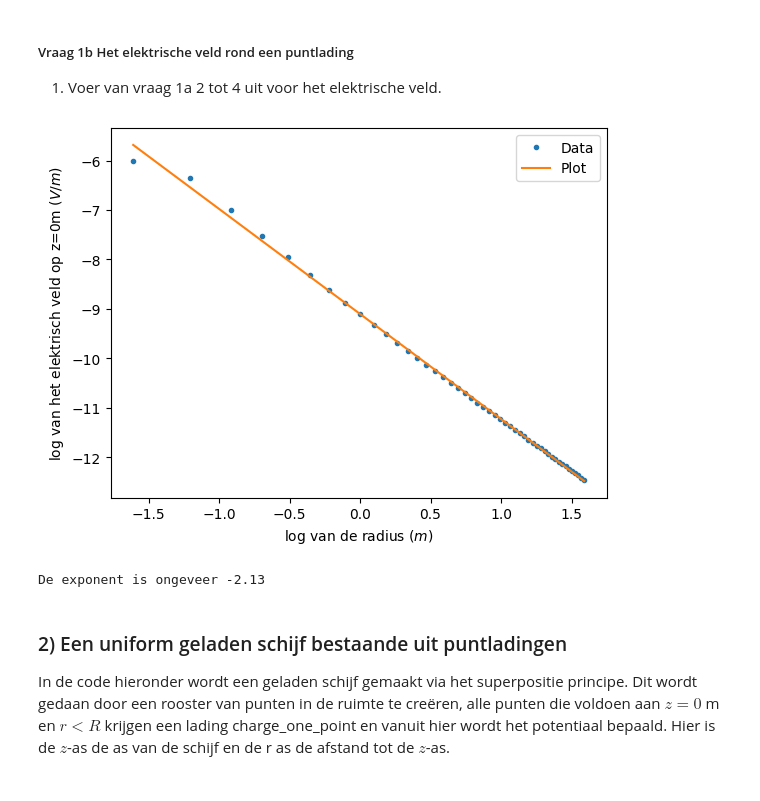
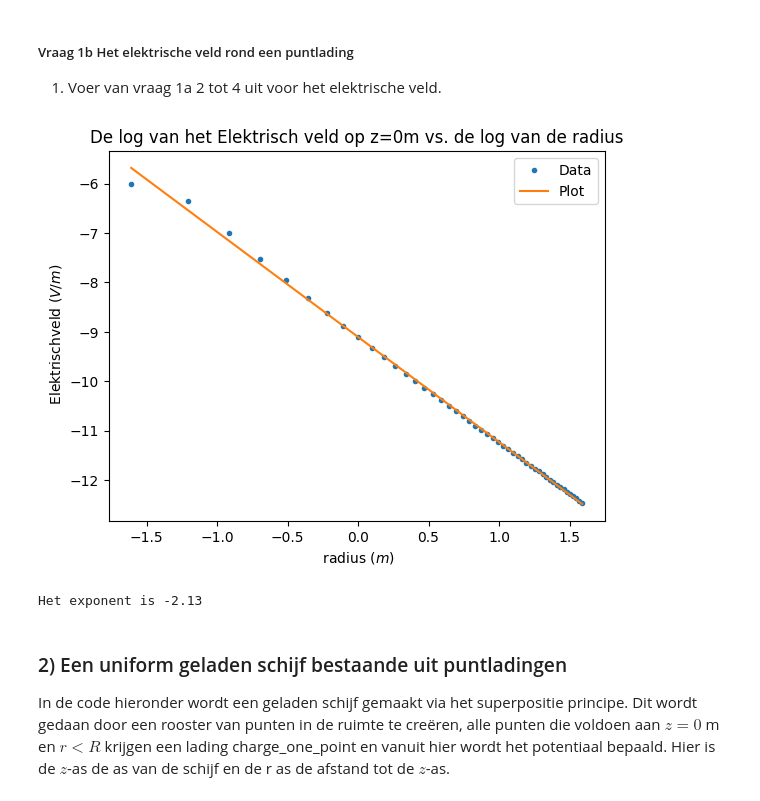
Before and after one commit to daantjebunschoten1-gif/opdrachten-DEF-D, a Jupyter notebook: DigitaleOntwerpopdrachten/1CondensatorOpdracht/CondensatorOntwerpopdracht.ipynb, the cells around one changed output. Drawn from its saved outputs; the diff is of its cells as text; code cells hidden in the pictures.

```diff
--- a/DigitaleOntwerpopdrachten/1CondensatorOpdracht/CondensatorOntwerpopdracht.ipynb
+++ b/DigitaleOntwerpopdrachten/1CondensatorOpdracht/CondensatorOntwerpopdracht.ipynb
@@ -125,27 +127,28 @@ De exponent is -1.00
 # %%
 rplot = r_plot[1:]
 E_plot = Er[50,:]
 
 def Functie(x,a,b):
     return a*x + b
 
 vals,cov = curve_fit(Functie,np.log(rplot),np.log(E_plot))
 
 x_fit = np.log(rplot)
 y_fit = Functie(x_fit,*vals)
 
 plt.figure()
 plt.plot(np.log(rplot),np.log(E_plot),'.',label= "Data")
 plt.plot(x_fit,y_fit,"-",label = "Plot")
-plt.xlabel("log van de radius ($m$)")
-plt.ylabel("log van het elektrisch veld op z=0m ($V/m$)")
+plt.xlabel(" radius ($m$)")
+plt.ylabel(" Elektrischveld ($V/m$)")
+plt.title("De log van het Elektrisch veld op z=0m vs. de log van de radius")
 plt.legend()
 plt.show()
 
-print(f"De exponent is ongeveer {vals[0]:.2f}")
+print(f"Het exponent is {vals[0]:.2f}")
 # %% [output]
-[figure, old version]
+[figure, new version]
-De exponent is ongeveer -2.13
+Het exponent is -2.13
 # %% [markdown]
 ### 2) Een uniform geladen schijf bestaande uit puntladingen
 
```
Also changed, not shown: parts of 7 cells of this notebook.
